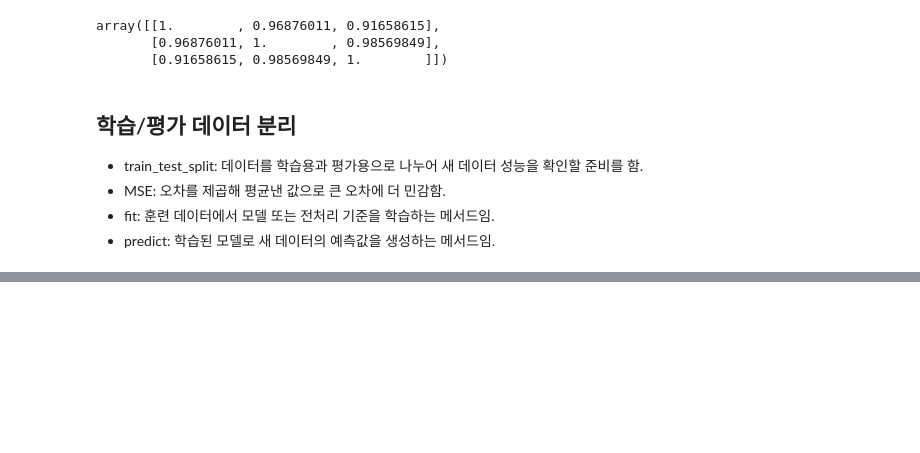
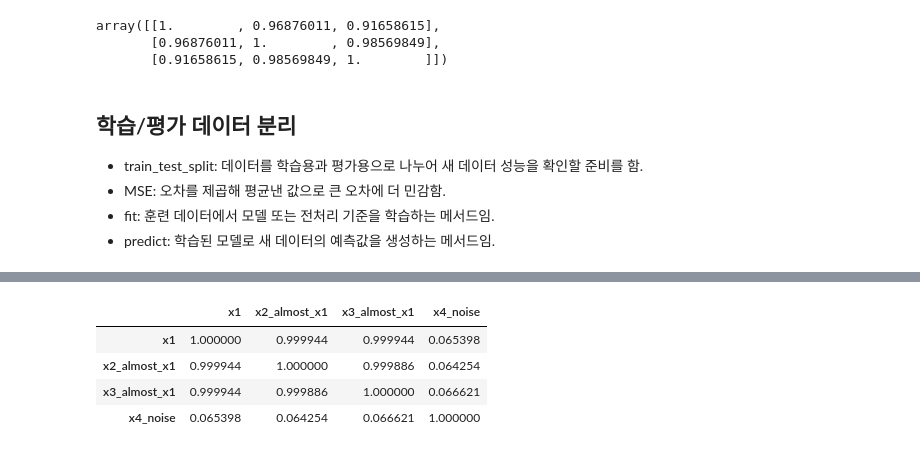
Before and after one commit to RabbitTasteDog-PRO/06_machine_learning, a Jupyter notebook: 02_regression/04_regularized_linear_model.ipynb, the cells around one changed output, grey strips where cells are left out. Cells and saved outputs as stored; diff of their text form; code cells hidden in the pictures; blank space fills up the shorter version.

```diff
--- a/02_regression/04_regularized_linear_model.ipynb
+++ b/02_regression/04_regularized_linear_model.ipynb
@@ -705,0 +816,65 @@ array([[1.        , 0.96876011, 0.91658615],
+# %%
+# 랜덤값을 고정함.
+# random seed를 고정하면 코드를 다시 실행해도 같은 랜덤 데이터가 만들어짐.
+# 그래서 실습 결과를 매번 똑같이 확인할 수 있음.
+np.random.seed(42)
+
+# 만들 데이터 개수
+# 즉, 샘플 200개를 만든다는 뜻
+n = 200
+
+# x1은 핵심 feature
+# 평균 0, 표준편차 1을 따르는 랜덤 숫자 200개를 생성
+# 이 예제에서 x1은 target(y_corr)에 실제로 영향을 주는 중요한 feature임.
+x1 = np.random.normal(0, 1, n)
+
+# x2, x3는 x1과 거의 같은 feature
+# 작은 noise만 더해서 거의 중복된 컬럼처럼 만듦.
+# x1 값에 아주 작은 랜덤값을 더해서 x2를 만듦.
+# 그래서 x2는 x1과 거의 같은 움직임을 보임.
+x2 = x1 + np.random.normal(0, 0.01, n)
+
+# x3도 x1 값에 아주 작은 랜덤값을 더해서 만듦.
+# x1, x2, x3는 서로 매우 강하게 묶인 feature가 됨.
+# 이런 상태를 feature 간 상관관계가 높다고 말함.
+x3 = x1 + np.random.normal(0, 0.01, n)
+
+# x4는 정답과 거의 관계없는 독립 feature
+# x1과 상관없이 따로 랜덤하게 만들어진 feature
+# target을 만들 때 x4는 사용하지 않으므로, 예측에 크게 도움이 되지 않는 noise feature임.
+x4 = np.random.normal(0, 1, n)
+
+# x1, x2, x3, x4를 하나의 2차원 배열로 합침.
+# 모델은 보통 여러 feature를 하나의 X 데이터로 받아서 학습함.
+# 결과 shape는 (200, 4)가 됨. 즉, 200행 4열 데이터
+X_corr = np.column_stack([x1, x2, x3, x4])
+
+# 각 feature의 이름을 지정함.
+# 나중에 DataFrame으로 만들거나 상관관계를 볼 때 컬럼 이름으로 사용함.
+feature_names = ['x1', 'x2_almost_x1', 'x3_almost_x1', 'x4_noise']
+
+# target은 실제로 x1의 영향을 받도록 만듦.
+# 이렇게 해야 모델이 학습할 신호가 생김.
+# y_corr = 5 * x1 + 약간의 랜덤 오차
+# 즉, x1이 커지면 y_corr도 대체로 커지는 구조임.
+# np.random.normal(0, 0.5, n)은 현실 데이터처럼 약간의 오차를 넣기 위한 noise임.
+y_corr = 5 * x1 + np.random.normal(0, 0.5, n)
+
+# X_corr 배열을 DataFrame으로 바꾸고 컬럼 이름을 붙임.
+# corr()은 컬럼들끼리 얼마나 비슷하게 움직이는지 상관계수를 계산함.
+# 상관계수는 -1부터 1까지의 값을 가짐.
+# 1에 가까우면 같이 증가하는 관계가 강함.
+# -1에 가까우면 한쪽이 증가할 때 다른 쪽은 감소하는 관계가 강함.
+# 0에 가까우면 관계가 거의 없음.
+corr_df = pd.DataFrame(X_corr, columns=feature_names).corr()
+
+# feature 간 상관관계 표 출력
+# 여기서는 x1, x2_almost_x1, x3_almost_x1의 상관관계가 1에 매우 가깝게 나올 것임.
+# 즉, 세 feature가 거의 같은 정보를 담고 있다는 뜻
+corr_df
+# %% [output]
+|  | x1 | x2_almost_x1 | x3_almost_x1 | x4_noise |
+| x1 | 1.000000 | 0.999944 | 0.999944 | 0.065398 |
+| x2_almost_x1 | 0.999944 | 1.000000 | 0.999886 | 0.064254 |
+| x3_almost_x1 | 0.999944 | 0.999886 | 1.000000 | 0.066621 |
+| x4_noise | 0.065398 | 0.064254 | 0.066621 | 1.000000 |
```
Also changed, not shown: parts of 2 cells of this notebook.
